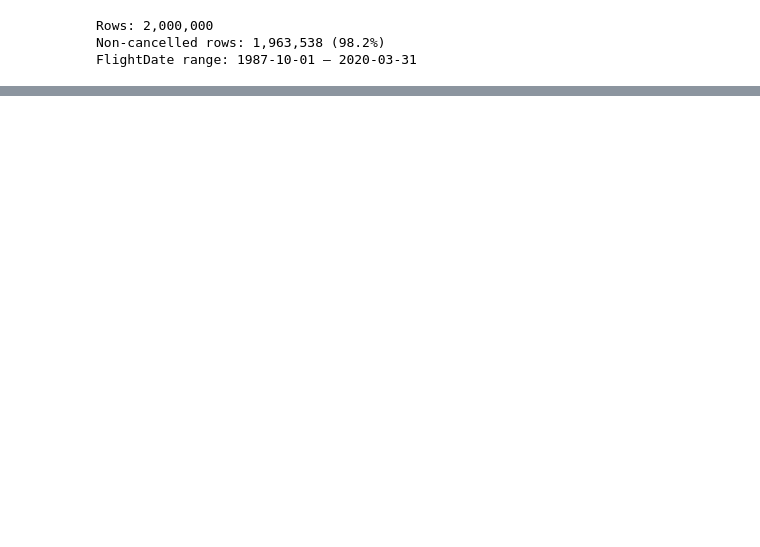
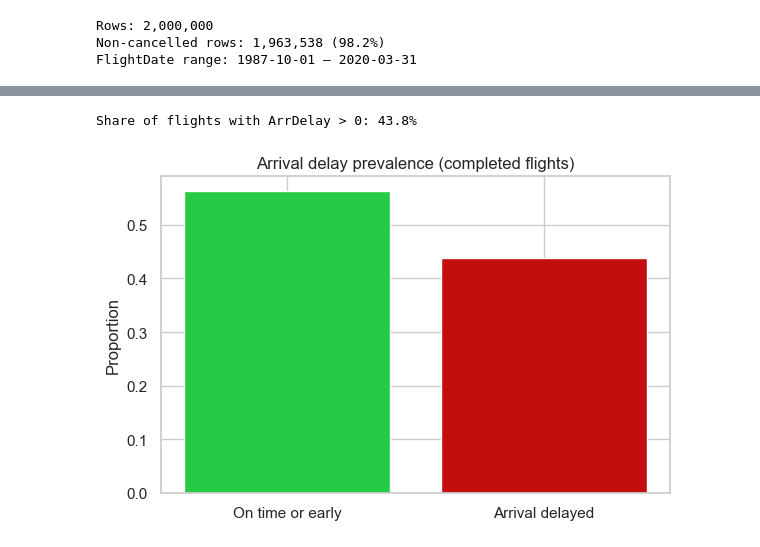
Before and after one commit to zuhrahmoh/Big-Data-Project, a Jupyter notebook: 02_exploratory_analysis.ipynb, the cells around one changed output, grey strips where cells are left out. Cells and saved outputs as stored; diff of their text form; code cells hidden in the pictures; blank space fills up the shorter version.

Commit message:
Updated notebooks 1–4: cleaning, EDA, delay analysis, clustering

```diff
--- a/02_exploratory_analysis.ipynb
+++ b/02_exploratory_analysis.ipynb
@@ -197,0 +63,13 @@ plt.show()
+# %%
+rate = oper["IsArrivalDelayed"].mean()
+print(f"Share of flights with ArrDelay > 0: {100 * rate:.1f}%")
+
+fig, ax = plt.subplots(figsize=(6, 4))
+ax.bar(["On time or early", "Arrival delayed"], [1 - rate, rate], color=["#27ca45", "#C40D0D"])
+ax.set_ylabel("Proportion")
+ax.set_title("Arrival delay prevalence (completed flights)")
+plt.tight_layout()
+plt.show()
+# %% [output]
+Share of flights with ArrDelay > 0: 43.8%
+[figure, added]
```
Also changed, not shown: parts of 50 cells of this notebook, 3 other files.
